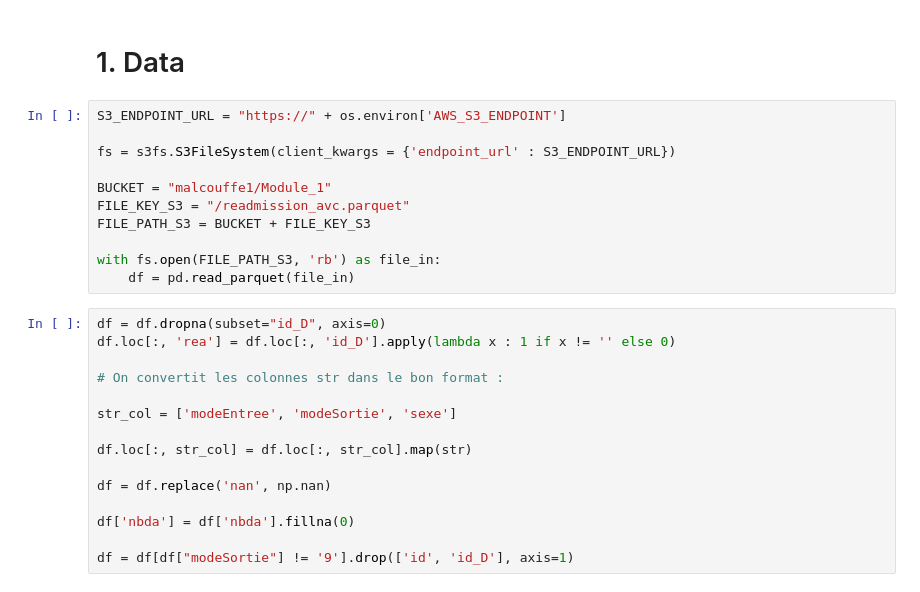
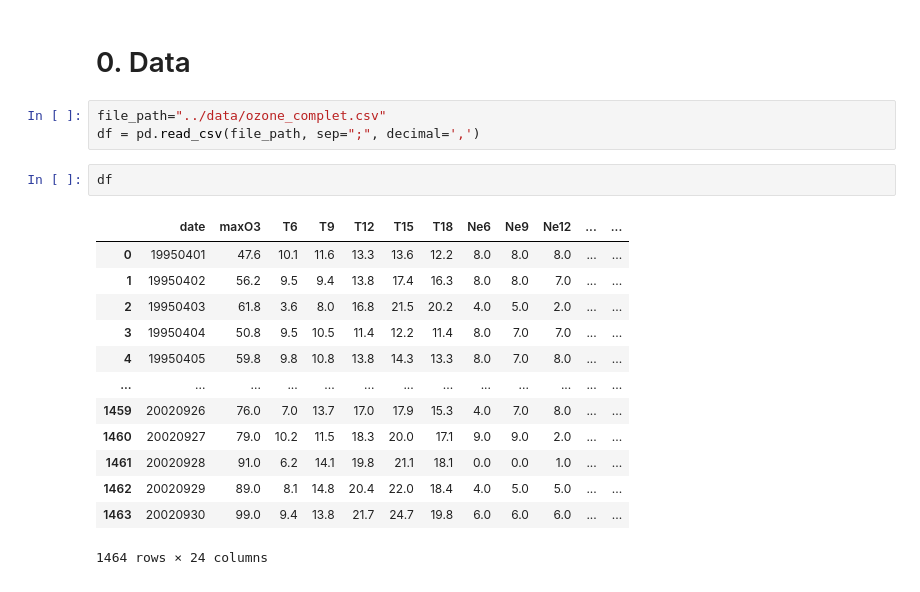
Before and after one commit to malcouffe/IA-ENSAE-ENSAI, a Jupyter notebook: Module_2/Ozone_DNN.ipynb, the cells around one changed output. Cells and saved outputs as stored; diff of their text form.

```diff
--- a/Module_2/Ozone_DNN.ipynb
+++ b/Module_2/Ozone_DNN.ipynb
@@ -26,28 +14,21 @@ To enable the following instructions: AVX2 AVX512F AVX512_VNNI FMA, in other ope
 # %% [markdown]
-# 1. Data
+# 0. Data
-# %%
-S3_ENDPOINT_URL = "https://" + os.environ['AWS_S3_ENDPOINT']
-
-fs = s3fs.S3FileSystem(client_kwargs = {'endpoint_url' : S3_ENDPOINT_URL})
-
-BUCKET = "malcouffe1/Module_1"
-FILE_KEY_S3 = "/readmission_avc.parquet"
-FILE_PATH_S3 = BUCKET + FILE_KEY_S3
-
-with fs.open(FILE_PATH_S3, 'rb') as file_in:
-    df = pd.read_parquet(file_in)
-# %%
-df = df.dropna(subset="id_D", axis=0)
-df.loc[:, 'rea'] = df.loc[:, 'id_D'].apply(lambda x : 1 if x != '' else 0)
-
-# On convertit les colonnes str dans le bon format :
-
-str_col = ['modeEntree', 'modeSortie', 'sexe']
-
-df.loc[:, str_col] = df.loc[:, str_col].map(str)
-
-df = df.replace('nan', np.nan)
-
-df['nbda'] = df['nbda'].fillna(0)
-
-df = df[df["modeSortie"] != '9'].drop(['id', 'id_D'], axis=1)
+# %%
+file_path="../data/ozone_complet.csv"
+df = pd.read_csv(file_path, sep=";", decimal=',')
+# %%
+df
+# %% [output]
+|  | date | maxO3 | T6 | T9 | T12 | T15 | T18 | Ne6 | Ne9 | Ne12 | ... | ... |
+| 0 | 19950401 | 47.6 | 10.1 | 11.6 | 13.3 | 13.6 | 12.2 | 8.0 | 8.0 | 8.0 | ... | ... |
+| 1 | 19950402 | 56.2 | 9.5 | 9.4 | 13.8 | 17.4 | 16.3 | 8.0 | 8.0 | 7.0 | ... | ... |
+| 2 | 19950403 | 61.8 | 3.6 | 8.0 | 16.8 | 21.5 | 20.2 | 4.0 | 5.0 | 2.0 | ... | ... |
+| 3 | 19950404 | 50.8 | 9.5 | 10.5 | 11.4 | 12.2 | 11.4 | 8.0 | 7.0 | 7.0 | ... | ... |
+| 4 | 19950405 | 59.8 | 9.8 | 10.8 | 13.8 | 14.3 | 13.3 | 8.0 | 7.0 | 8.0 | ... | ... |
+| ... | ... | ... | ... | ... | ... | ... | ... | ... | ... | ... | ... | ... |
+| 1459 | 20020926 | 76.0 | 7.0 | 13.7 | 17.0 | 17.9 | 15.3 | 4.0 | 7.0 | 8.0 | ... | ... |
+| 1460 | 20020927 | 79.0 | 10.2 | 11.5 | 18.3 | 20.0 | 17.1 | 9.0 | 9.0 | 2.0 | ... | ... |
+| 1461 | 20020928 | 91.0 | 6.2 | 14.1 | 19.8 | 21.1 | 18.1 | 0.0 | 0.0 | 1.0 | ... | ... |
+| 1462 | 20020929 | 89.0 | 8.1 | 14.8 | 20.4 | 22.0 | 18.4 | 4.0 | 5.0 | 5.0 | ... | ... |
+| 1463 | 20020930 | 99.0 | 9.4 | 13.8 | 21.7 | 24.7 | 19.8 | 6.0 | 6.0 | 6.0 | ... | ... |
+1464 rows × 24 columns
```
Also changed, not shown: parts of 14 cells of this notebook, 9 other files.
